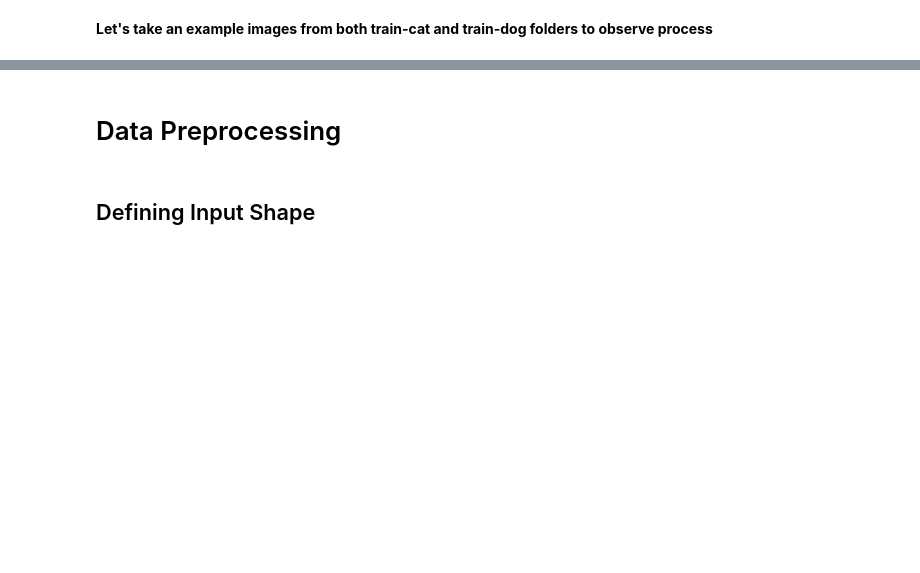
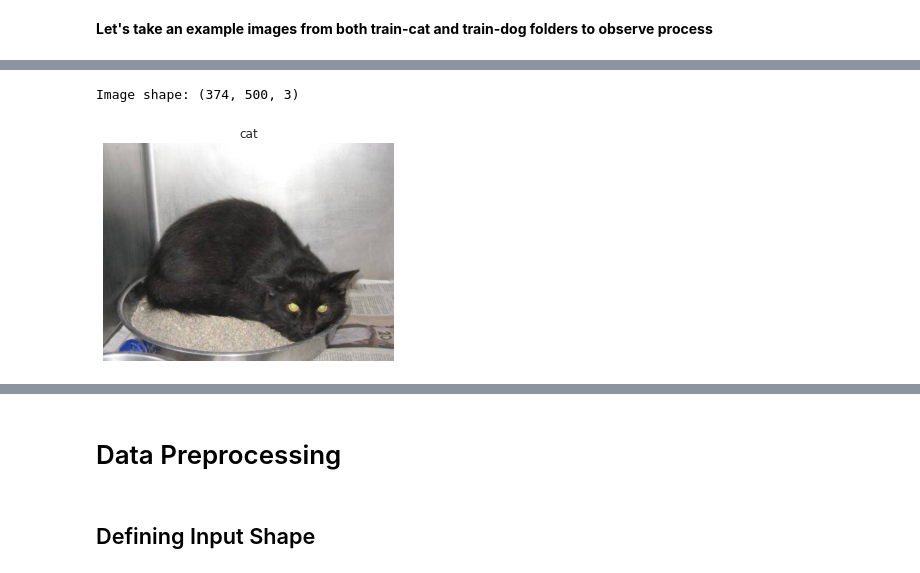
Before and after one commit to YusufSHub/Machine-Learning, a Jupyter notebook: DL/CNN Project Image Classification/CNN Project-Image Classification with CNN (catdogclassifier)-Student.ipynb, the cells around one changed output, grey strips where cells are left out. Cells and saved outputs as stored; diff of their text form; code cells hidden in the pictures; blank space fills up the shorter version.

```diff
--- a/DL/CNN Project Image Classification/CNN Project-Image Classification with CNN (catdogclassifier)-Student.ipynb
+++ b/DL/CNN Project Image Classification/CNN Project-Image Classification with CNN (catdogclassifier)-Student.ipynb
@@ -18,0 +81,6 @@ Train set includes 12500 cat-5026 dog images, validation set includes 1219 cat-1
+# %%
+import pathlib
+
+data_dir = pathlib.Path(train_path) # turn our training path into a Python path
+class_names = np.array(sorted([item.name for item in data_dir.glob('*')])) # created a list of class_names from the subdirectories
+print(class_names)
@@ -22,0 +272,8 @@ Train set includes 12500 cat-5026 dog images, validation set includes 1219 cat-1
+# %%
+# View a random image from the training dataset
+import random
+img = view_random_image(target_dir=train_path,
+                        target_class=random.choice(class_names)) # get a random class name
+# %% [output]
+Image shape: (374, 500, 3)
+[figure, added]
```
Also changed, not shown: parts of 86 cells of this notebook, 1 other file.
